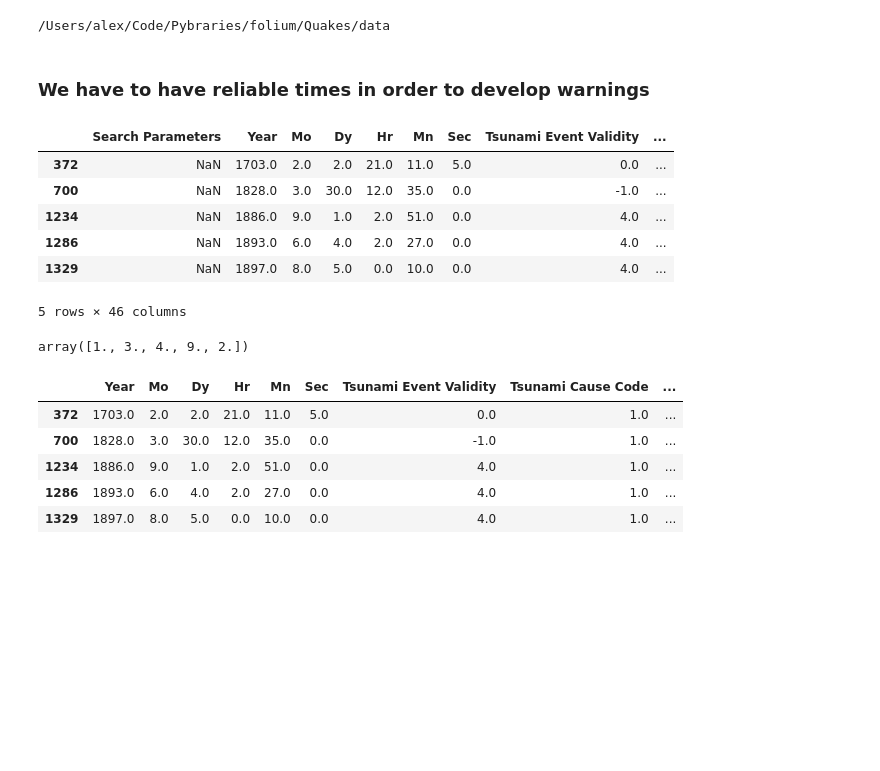
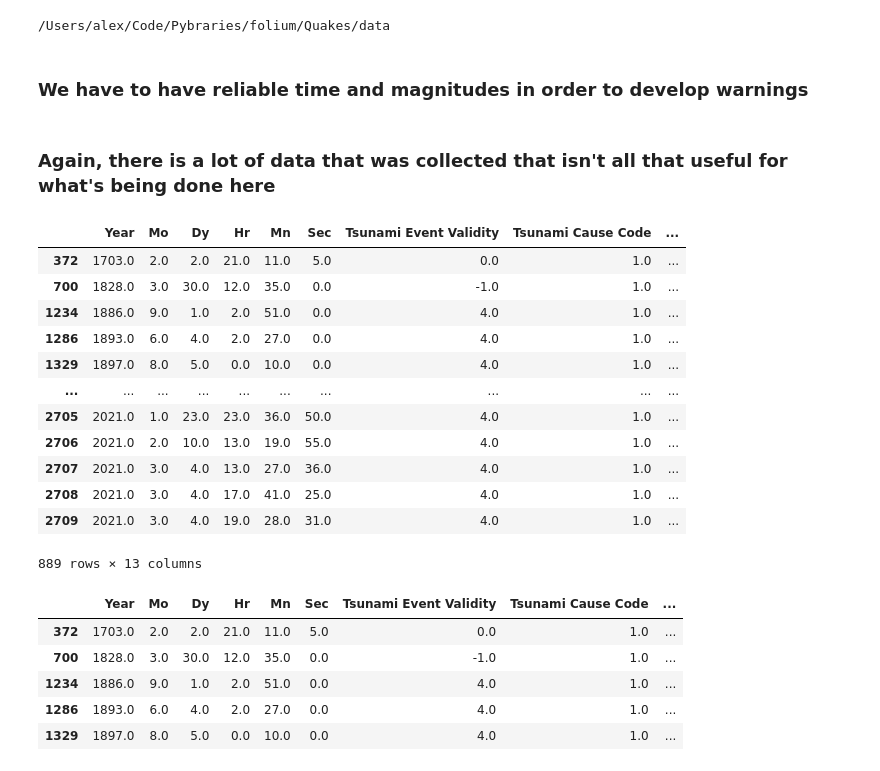
Before and after one commit to hrokr/Pybraries, a Jupyter notebook: folium/quakes/quake.ipynb, the cells around one changed output. Cells and saved outputs as stored; diff of their text form; code cells hidden in the pictures; blank space fills up the shorter version.

```diff
--- a/folium/quakes/quake.ipynb
+++ b/folium/quakes/quake.ipynb
@@ -197,6 +197,6 @@ cd data
 # %%
 tsunami = pd.read_csv('tsunamis-2021-03-06_22-27-38_-0500.tsv', sep='\t')
 # %% [markdown]
-### We have to have reliable times in order to develop warnings
+### We have to have reliable time and magnitudes in order to develop warnings
 # %%
 tsunami = tsunami.dropna(subset=['Earthquake Magnitude', 'Year', 'Mo', 'Dy', 'Hr', 'Mn', 'Sec'])
@@ -203,14 +205,21 @@ tsunami = tsunami.dropna(subset=['Earthquake Magnitude', 'Year', 'Mo', 'Dy', 'Hr
+# %% [markdown]
+### Again, there is a lot of data that was collected that isn't all that useful for what's being done here
+# %%
+cols = [0, 10, 11, 12, 13, 18, 19, 20, 21, 22, 23, 24, 25, 26, 27, 28, 29, 30, 31, 32, 33, 34, 35, 36, 37, 38, 39, 40, 41, 42, 43, 44, 45]
+tsunami.drop(tsunami.columns[cols], axis=1, inplace=True)
 # %%
-tsunami.head()
+tsunami
 # %% [output]
-|  | Search Parameters | Year | Mo | Dy | Hr | Mn | Sec | Tsunami Event Validity | ... |
-| 372 | NaN | 1703.0 | 2.0 | 2.0 | 21.0 | 11.0 | 5.0 | 0.0 | ... |
-| 700 | NaN | 1828.0 | 3.0 | 30.0 | 12.0 | 35.0 | 0.0 | -1.0 | ... |
-| 1234 | NaN | 1886.0 | 9.0 | 1.0 | 2.0 | 51.0 | 0.0 | 4.0 | ... |
-| 1286 | NaN | 1893.0 | 6.0 | 4.0 | 2.0 | 27.0 | 0.0 | 4.0 | ... |
-| 1329 | NaN | 1897.0 | 8.0 | 5.0 | 0.0 | 10.0 | 0.0 | 4.0 | ... |
+|  | Year | Mo | Dy | Hr | Mn | Sec | Tsunami Event Validity | Tsunami Cause Code | ... |
+| 372 | 1703.0 | 2.0 | 2.0 | 21.0 | 11.0 | 5.0 | 0.0 | 1.0 | ... |
+| 700 | 1828.0 | 3.0 | 30.0 | 12.0 | 35.0 | 0.0 | -1.0 | 1.0 | ... |
+| 1234 | 1886.0 | 9.0 | 1.0 | 2.0 | 51.0 | 0.0 | 4.0 | 1.0 | ... |
+| 1286 | 1893.0 | 6.0 | 4.0 | 2.0 | 27.0 | 0.0 | 4.0 | 1.0 | ... |
+| 1329 | 1897.0 | 8.0 | 5.0 | 0.0 | 10.0 | 0.0 | 4.0 | 1.0 | ... |
+| ... | ... | ... | ... | ... | ... | ... | ... | ... | ... |
+| 2705 | 2021.0 | 1.0 | 23.0 | 23.0 | 36.0 | 50.0 | 4.0 | 1.0 | ... |
+| 2706 | 2021.0 | 2.0 | 10.0 | 13.0 | 19.0 | 55.0 | 4.0 | 1.0 | ... |
+| 2707 | 2021.0 | 3.0 | 4.0 | 13.0 | 27.0 | 36.0 | 4.0 | 1.0 | ... |
+| 2708 | 2021.0 | 3.0 | 4.0 | 17.0 | 41.0 | 25.0 | 4.0 | 1.0 | ... |
+| 2709 | 2021.0 | 3.0 | 4.0 | 19.0 | 28.0 | 31.0 | 4.0 | 1.0 | ... |
-5 rows × 46 columns
+889 rows × 13 columns
-# %%
-tsunami['Tsunami Cause Code'].unique()
-# %% [output]
-array([1., 3., 4., 9., 2.])
```
Also changed, not shown: parts of 18 cells of this notebook.
